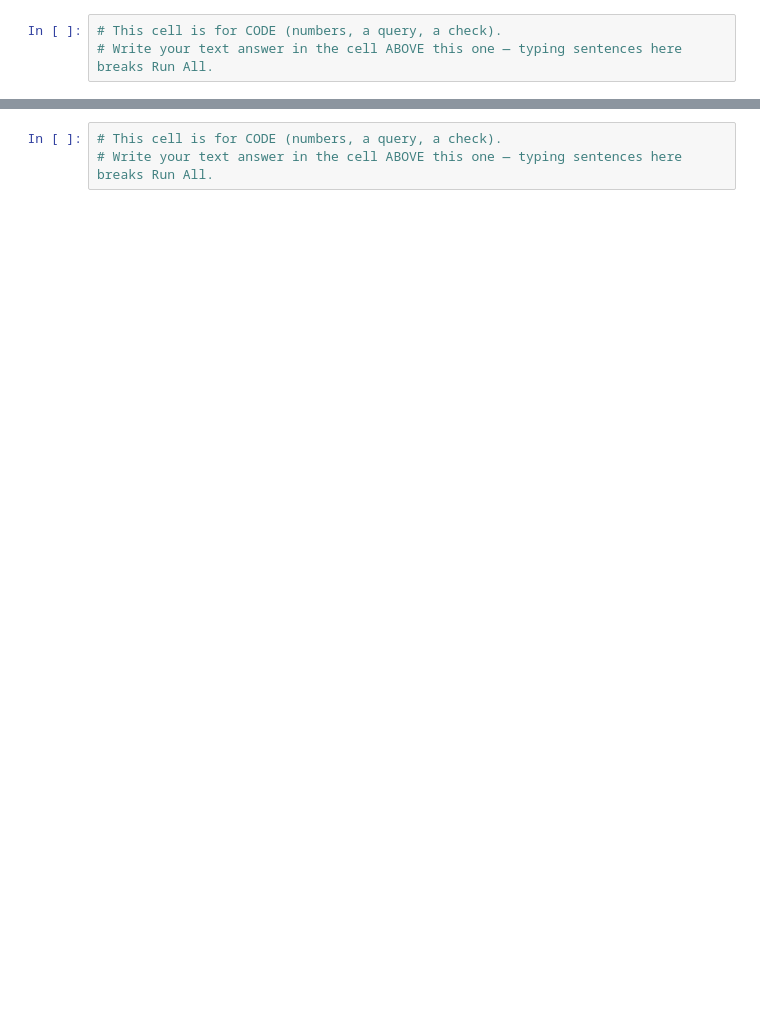
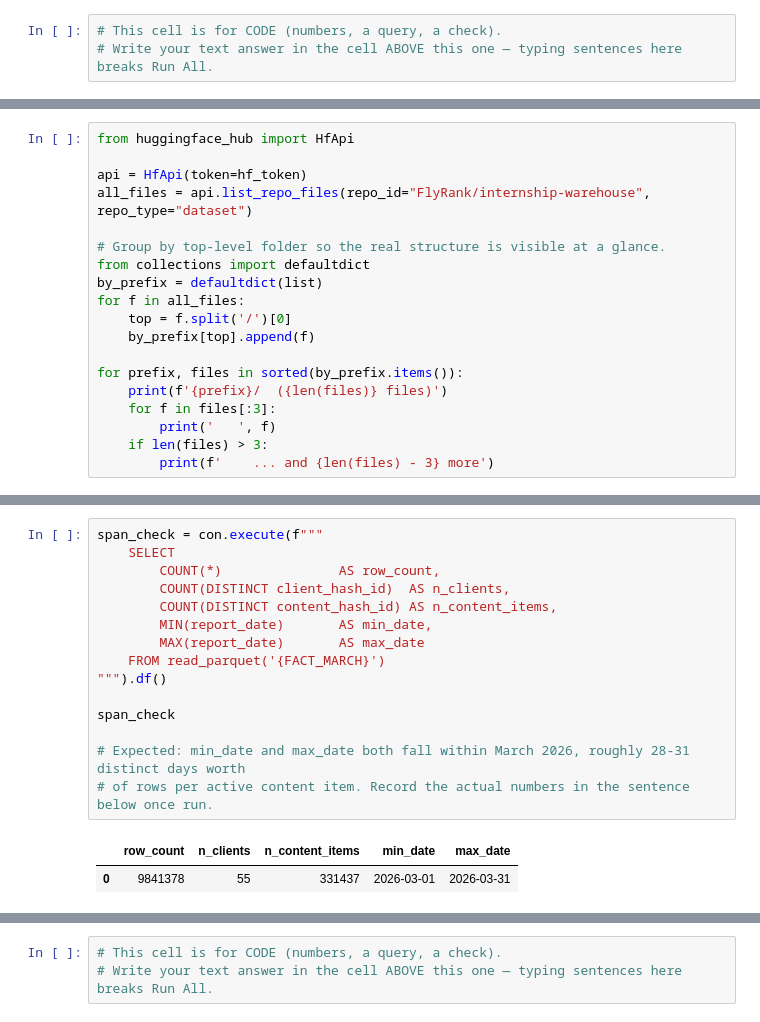
Before and after one commit to Kobeyvines/flyrank, a Jupyter notebook: work/notebooks/w03_data_contract.ipynb, the cells around one changed output, grey strips where cells are left out. Cells and saved outputs as stored; diff of their text form; blank space fills up the shorter version.

```diff
--- a/work/notebooks/w03_data_contract.ipynb
+++ b/work/notebooks/w03_data_contract.ipynb
@@ -26,0 +80,19 @@ This skeleton is yours to fill. Work the sections **in order** — each one has
+# %%
+from huggingface_hub import HfApi
+
+api = HfApi(token=hf_token)
+all_files = api.list_repo_files(repo_id="FlyRank/internship-warehouse", repo_type="dataset")
+
+# Group by top-level folder so the real structure is visible at a glance.
+from collections import defaultdict
+by_prefix = defaultdict(list)
+for f in all_files:
+    top = f.split('/')[0]
+    by_prefix[top].append(f)
+
+for prefix, files in sorted(by_prefix.items()):
+    print(f'{prefix}/  ({len(files)} files)')
+    for f in files[:3]:
+        print('   ', f)
+    if len(files) > 3:
+        print(f'    ... and {len(files) - 3} more')
@@ -26,0 +188,18 @@ This skeleton is yours to fill. Work the sections **in order** — each one has
+# %%
+span_check = con.execute(f"""
+    SELECT
+        COUNT(*)               AS row_count,
+        COUNT(DISTINCT client_hash_id)  AS n_clients,
+        COUNT(DISTINCT content_hash_id) AS n_content_items,
+        MIN(report_date)       AS min_date,
+        MAX(report_date)       AS max_date
+    FROM read_parquet('{FACT_MARCH}')
+""").df()
+
+span_check
+
+# Expected: min_date and max_date both fall within March 2026, roughly 28-31 distinct days worth
+# of rows per active content item. Record the actual numbers in the sentence below once run.
+# %% [output]
+|  | row_count | n_clients | n_content_items | min_date | max_date |
+| 0 | 9841378 | 55 | 331437 | 2026-03-01 | 2026-03-31 |
```
Also changed, not shown: parts of 26 cells of this notebook.
